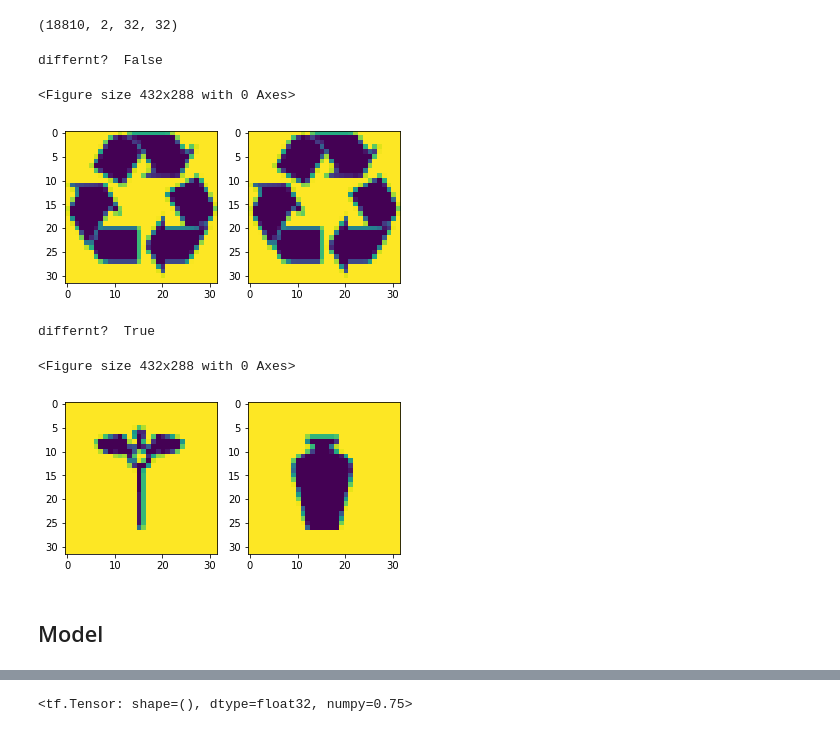
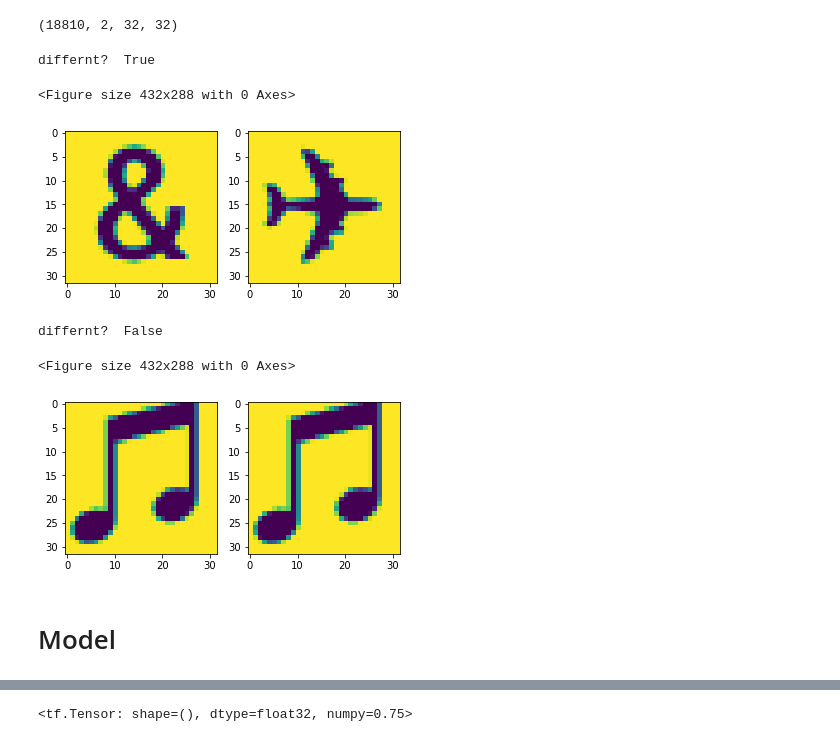
Before and after one commit to LA-Koenig/ESBN-keras, a Jupyter notebook: Codebase/ESBN.ipynb, the cells around one changed output, grey strips where cells are left out. Saved outputs shown, nothing was run; the diff lists cells and outputs as text; code cells hidden in the pictures.

```diff
--- a/Codebase/ESBN.ipynb
+++ b/Codebase/ESBN.ipynb
@@ -352,23 +448,23 @@ x_train.shape
 # %% [output]
 (18810, 2, 32, 32)
 # %%
-testi = 3
+testi = 0
 plt.figure()
 
 #subplot(r,c) provide the no. of rows and columns
 f, axarr = plt.subplots(1,2)
 
 # use the created array to output your multiple images. In this case I have stacked 4 images vertically
 axarr[0].imshow(x_train[testi][0])
 axarr[1].imshow(x_train[testi][1])
 
 print("differnt? ", bool(train_set['y'][testi]))
 # %% [output]
-differnt?  False
+differnt?  True
 <Figure size 432x288 with 0 Axes>
-[figure, old version]
+[figure, new version]
 # %%
-testi = 0
+testi = 5
 plt.figure()
 
 #subplot(r,c) provide the no. of rows and columns
@@ -380,10 +476,10 @@ axarr[1].imshow(x_train[testi][1])
 
 print("differnt? ", bool(train_set['y'][testi]))
 # %% [output]
-differnt?  True
+differnt?  False
 <Figure size 432x288 with 0 Axes>
-[figure, old version]
+[figure, new version]
 # %% [markdown]
-## Model
+# Model
 # %%
 x = keras.layers.Input(x_train.shape[1:])
```
Also changed, not shown: parts of 10 cells of this notebook.
